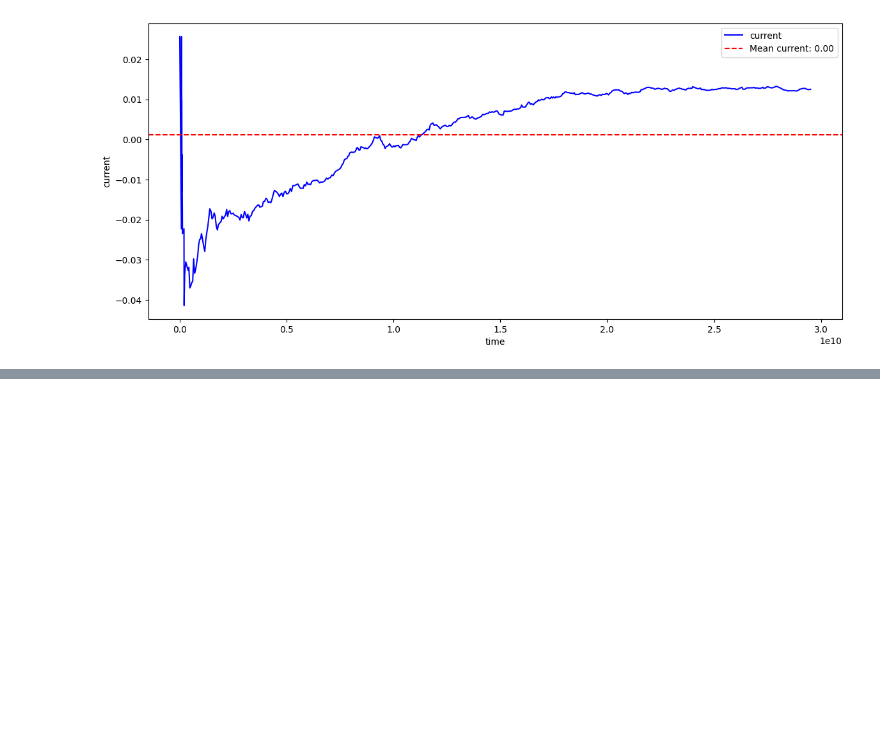
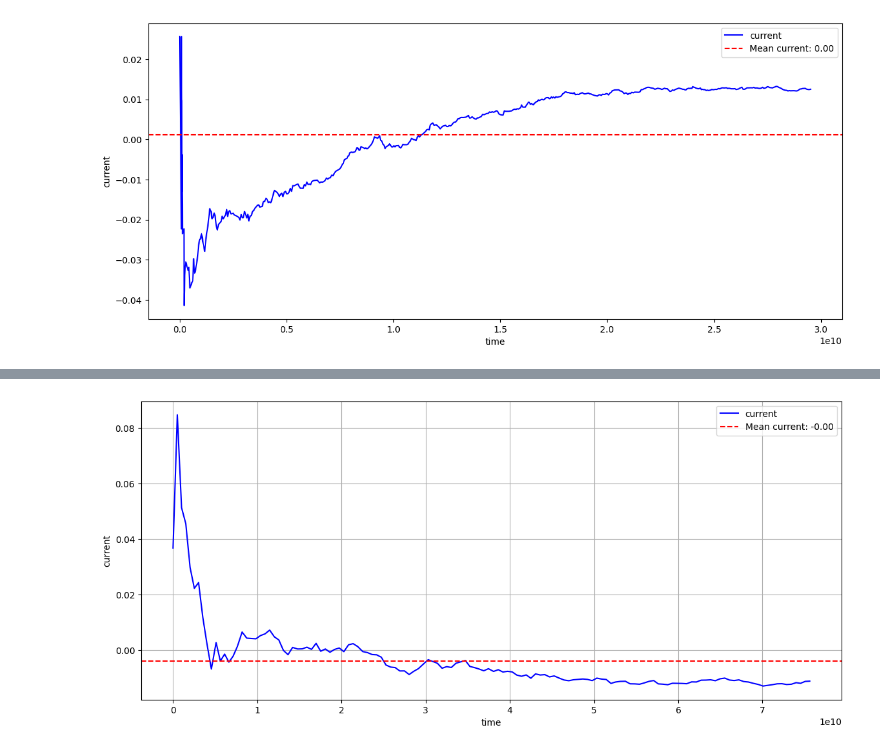
Before and after one commit to ademnea/Powermonitoring, a Jupyter notebook: RaspberryPicoCode/moving_avg.ipynb, the cells around one changed output, grey strips where cells are left out. Cells and saved outputs as stored; diff of their text form; code cells hidden in the pictures; blank space fills up the shorter version.

```diff
--- a/RaspberryPicoCode/moving_avg.ipynb
+++ b/RaspberryPicoCode/moving_avg.ipynb
@@ -85,0 +116,4 @@ plot_variables(df14, 'time', 'current')
+# %%
+plot_variables(df17, 'time', 'current')
+# %% [output]
+[figure, added]
```
Also changed, not shown: parts of 10 cells of this notebook, 7 other files.
